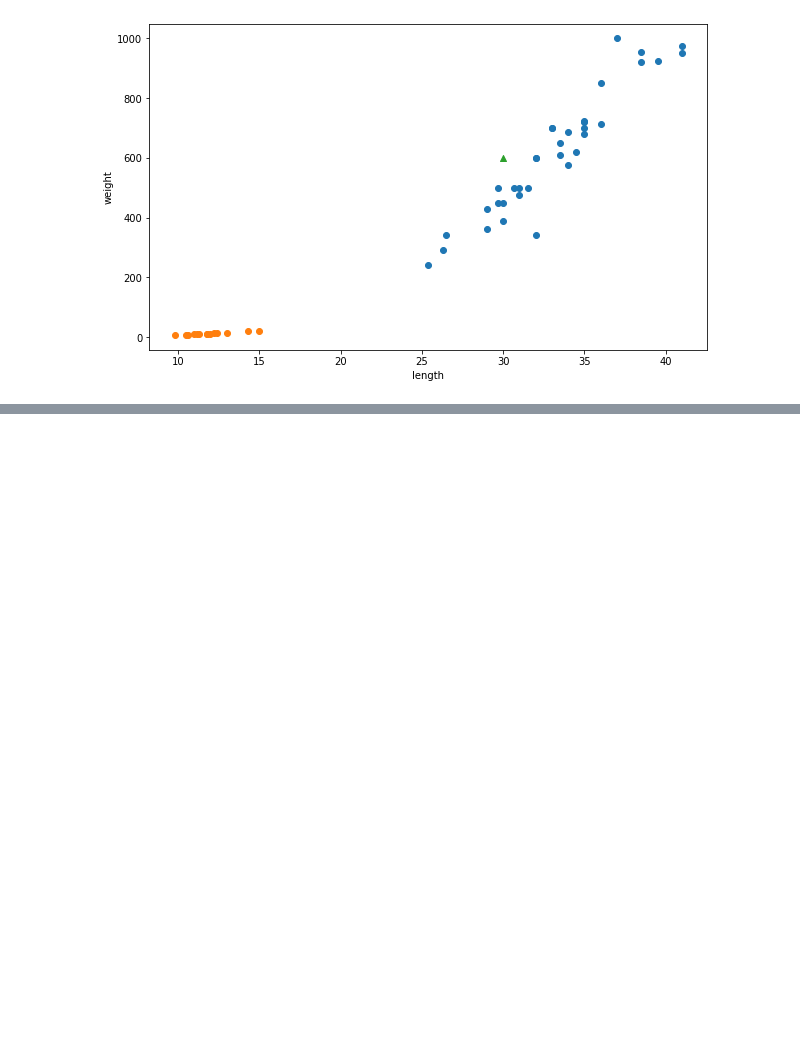
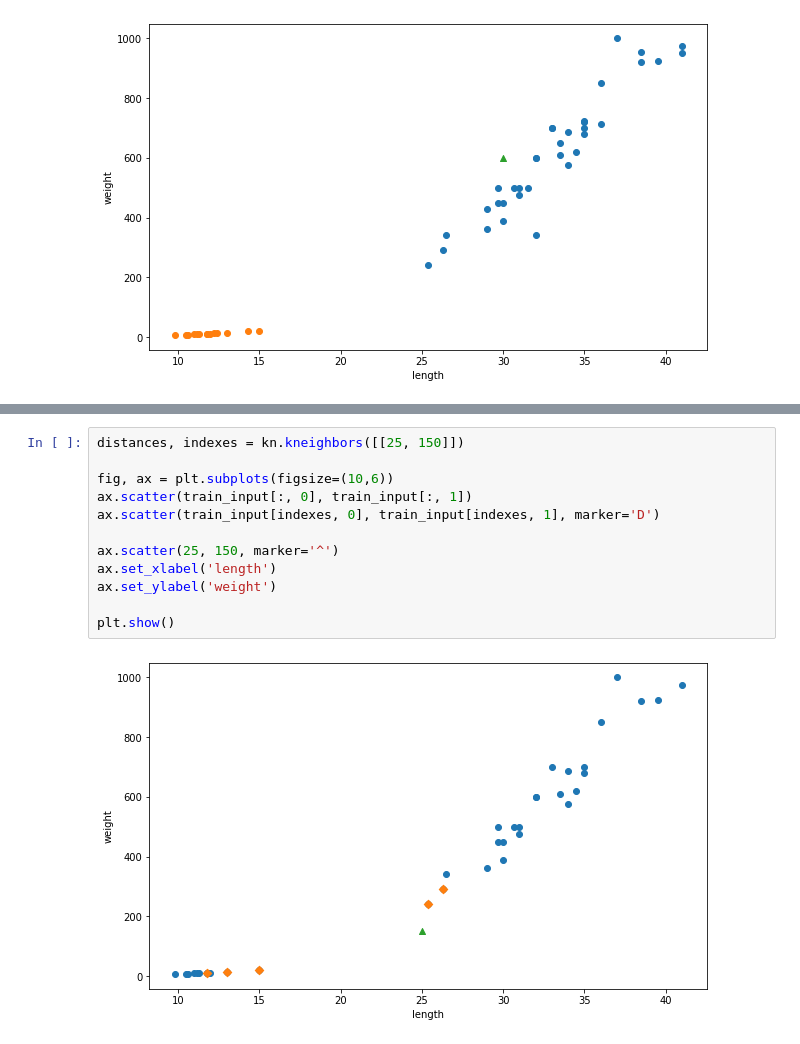
Before and after one commit to Moon-999/HumanEdu, a Jupyter notebook: 머신러닝/221017.ipynb, the cells around one changed output, grey strips where cells are left out. Saved outputs shown, nothing was run; the diff lists cells and outputs as text; blank space fills up the shorter version.

```diff
--- a/머신러닝/221017.ipynb
+++ b/머신러닝/221017.ipynb
@@ -116,0 +364,14 @@ plt.show()
+# %%
+distances, indexes = kn.kneighbors([[25, 150]])
+
+fig, ax = plt.subplots(figsize=(10,6))
+ax.scatter(train_input[:, 0], train_input[:, 1])
+ax.scatter(train_input[indexes, 0], train_input[indexes, 1], marker='D')
+
+ax.scatter(25, 150, marker='^')
+ax.set_xlabel('length')
+ax.set_ylabel('weight')
+
+plt.show()
+# %% [output]
+[figure, added]
```
Also changed, not shown: parts of 52 cells of this notebook.
